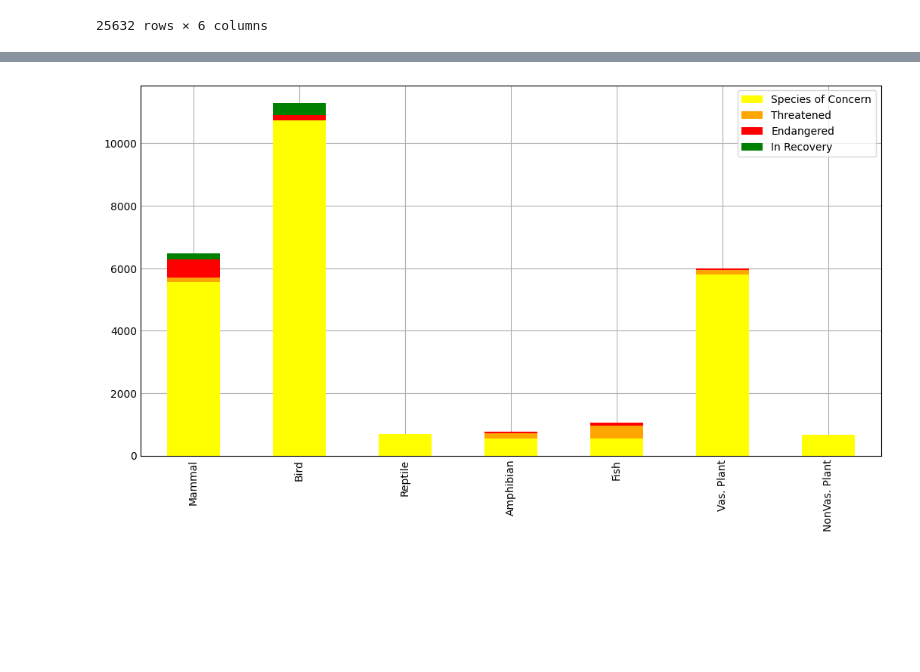
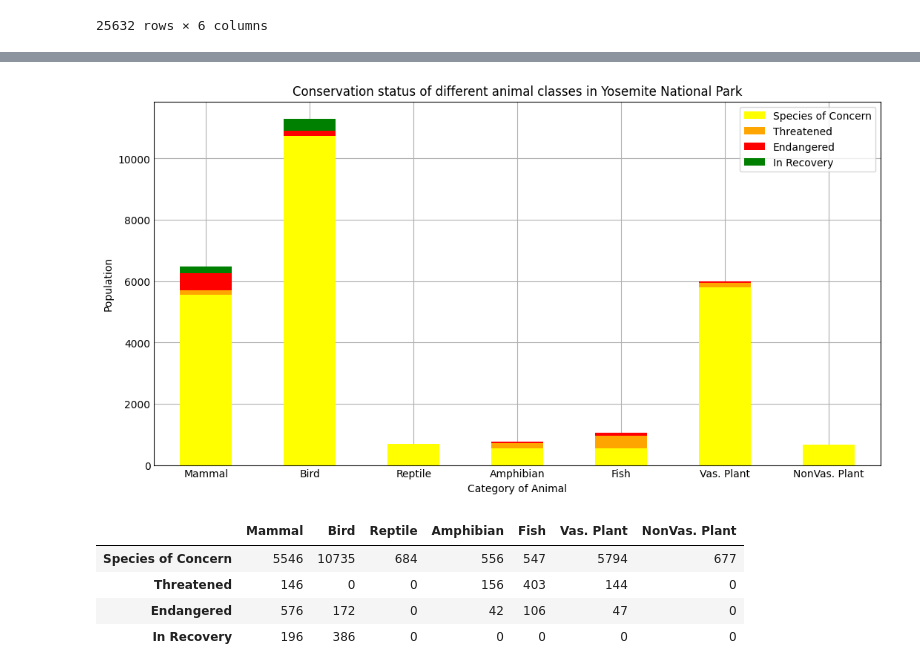
Before and after one commit to iporchet/Biodiversity-Analysis, a Jupyter notebook: biodiversity.ipynb, the cells around one changed output, grey strips where cells are left out. Saved outputs shown, nothing was run; the diff lists cells and outputs as text; code cells hidden in the pictures; blank space fills up the shorter version.

```diff
--- a/biodiversity.ipynb
+++ b/biodiversity.ipynb
@@ -88,22 +101,31 @@ plt.show()
 # %%
+#Graph of conservation status across categories of Yosemite National Park
 Yosemite={'Mammal':{'Species of Concern': 0, 'Threatened':0, 'Endangered':0, 'In Recovery':0},
           'Bird':{'Species of Concern': 0, 'Threatened':0, 'Endangered':0, 'In Recovery':0},
           'Reptile':{'Species of Concern': 0, 'Threatened':0, 'Endangered':0, 'In Recovery':0},
           'Amphibian':{'Species of Concern': 0, 'Threatened':0, 'Endangered':0, 'In Recovery':0},
           'Fish':{'Species of Concern': 0, 'Threatened':0, 'Endangered':0, 'In Recovery':0},
           'Vas. Plant':{'Species of Concern': 0, 'Threatened':0, 'Endangered':0, 'In Recovery':0},
           'NonVas. Plant':{'Species of Concern': 0, 'Threatened':0, 'Endangered':0, 'In Recovery':0}}
 
 
 for index, row in inner_merge_df.iterrows():
        if row[1] == 'Yosemite National Park':
               if row[5] != 'NaN':
                      Yosemite[row[3]][row[5]] += row[2]
 
 df1 = pd.DataFrame(Yosemite)
-df1.transpose().plot(kind='bar', stacked=True, figsize=(10,5), color=colors)
+ax = df1.transpose().plot(kind='bar', stacked=True, figsize=(10,5), color=colors, title='Conservation status of different animal classes in Yosemite National Park', rot=0)
+ax.set_xlabel('Category of Animal')
+ax.set_ylabel('Population')
 
 plt.show()
+df1
 # %% [output]
-[figure, old version]
+[figure, new version]
+|  | Mammal | Bird | Reptile | Amphibian | Fish | Vas. Plant | NonVas. Plant |
+| Species of Concern | 5546 | 10735 | 684 | 556 | 547 | 5794 | 677 |
+| Threatened | 146 | 0 | 0 | 156 | 403 | 144 | 0 |
+| Endangered | 576 | 172 | 0 | 42 | 106 | 47 | 0 |
+| In Recovery | 196 | 386 | 0 | 0 | 0 | 0 | 0 |
 # %%
```
Also changed, not shown: parts of 5 cells of this notebook.
